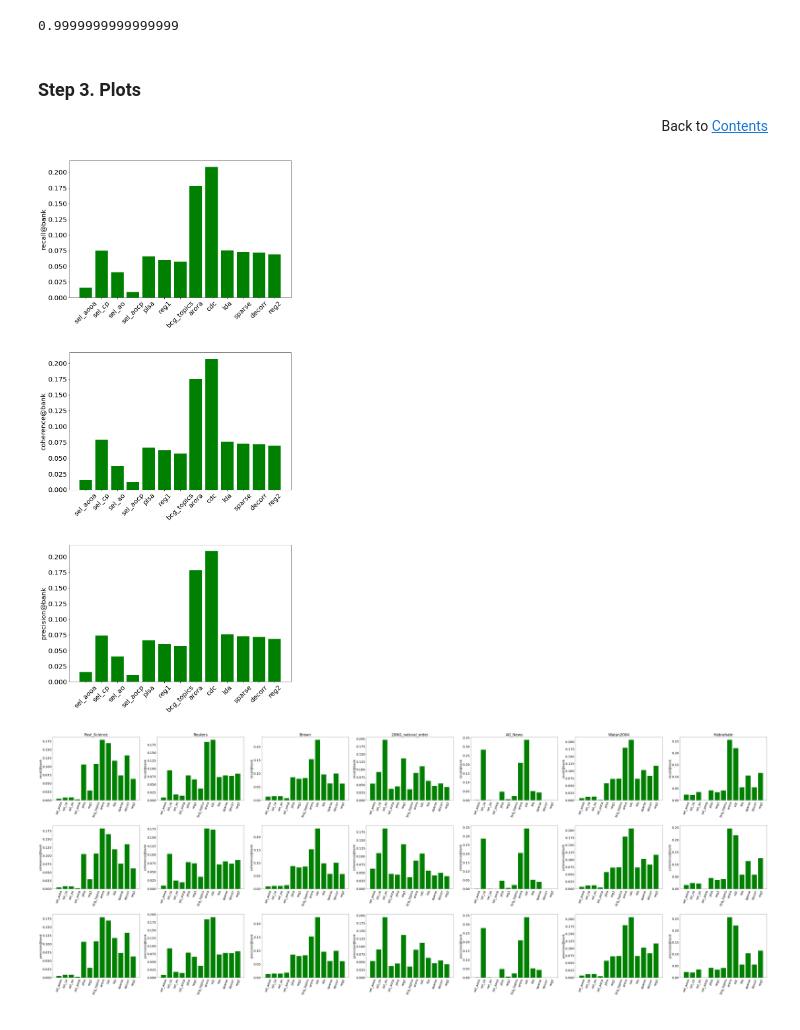
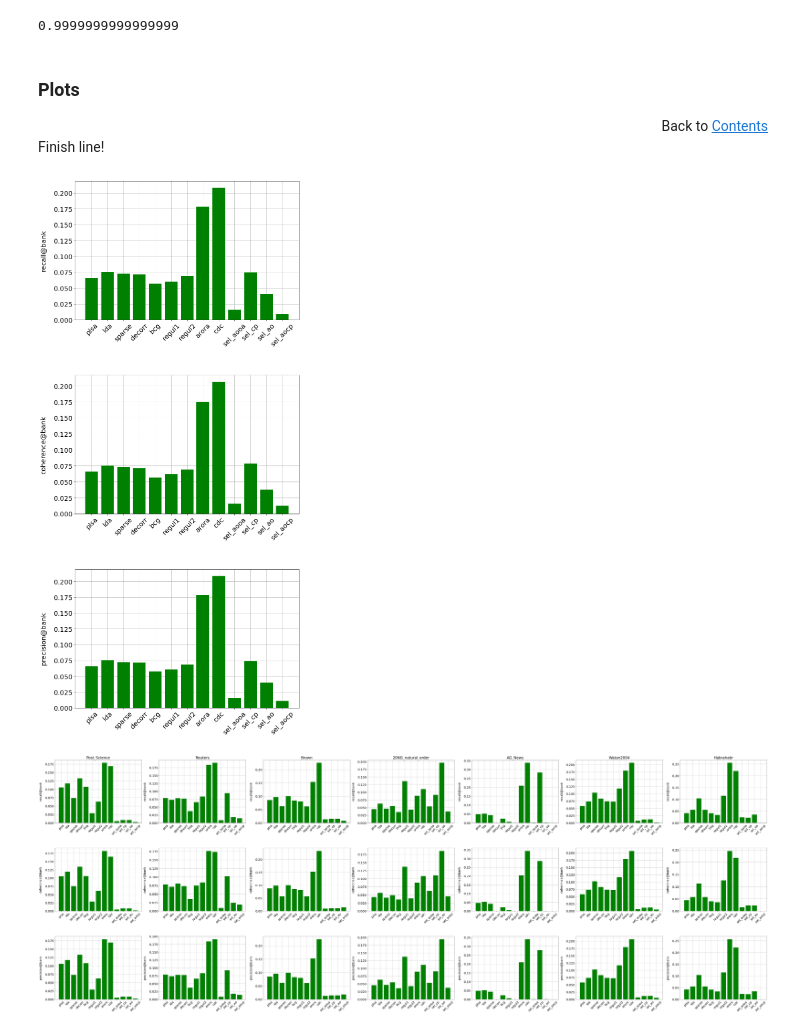
Before and after one commit to machine-intelligence-laboratory/OptimalNumberOfTopics, a Jupyter notebook: demos/TopicBank-Experiment-ModelValidation.ipynb, the cells around one changed output. Drawn from its saved outputs; the diff is of its cells as text; code cells hidden in the pictures.

Commit message:
finish refining model validation notebook

```diff
--- a/demos/TopicBank-Experiment-ModelValidation.ipynb
+++ b/demos/TopicBank-Experiment-ModelValidation.ipynb
@@ -2442,7 +2523,7 @@ def aggregate_metrics(metric, data_for_datasets: List):
     return model2value
 # %%
 aggregated = aggregate_metrics(
-    'coherence@bank',
+    KEY_COHERENCE_AT_BANK,
     [AVERAGED_ESTIMATES[SAMPLE_DATASET_NAME]]
 )
 # %%
@@ -2466,51 +2547,64 @@ sum(aggregated.values())
 # %% [output]
 0.9999999999999999
 # %% [markdown]
-### Step 3. Plots<a id="step3"></a>
+### Plots<a id="results-plots"></a>
 
 <div style="text-align: right">Back to <a href=#contents>Contents</a></div>
+
+Finish line!
+# %%
+LABEL_ROTATION_ANGLE = 45
+# %%
+def draw_bar_plot(ax, metric: str, data_for_datasets: List):
+    aggregated = aggregate_metrics(
+        metric,
+        data_for_datasets,
+    )
+
+    labels = [MODEL_ID_TO_LABEL[m] for m in MODEL_IDS_ORDERED]
+    ticks = list(range(len(labels)))
+    heights = [aggregated[m] for m in MODEL_IDS_ORDERED]
+
+    ax.bar(ticks, heights, color='g')
+
+    ax.set_ylabel(metric, labelpad=20)
+    ax.set_xticks(ticks)
+    ax.set_xticklabels(labels, rotation=LABEL_ROTATION_ANGLE)
+
+    ax.grid(True)
+    ax.set_axisbelow(True)
+
+    return ax
 # %%
 metrics = [
-    'recall@bank',
-    'coherence@bank',
-    'precision@bank',
+    KEY_RECALL_AT_BANK,
+    KEY_COHERENCE_AT_BANK,
+    KEY_PRECISION_AT_BANK,
 ]
 data_for_datasets = list(AVERAGED_ESTIMATES.values())
 
 fig, axes = plt.subplots(len(metrics), 1, figsize=(12, 8 * len(metrics) + 5))
 
 plt.subplots_adjust(
     left=None, bottom=None, right=None, top=None, wspace=None, hspace=0.4
 )
 
 for ax, metric in zip(axes, metrics):
-    aggregated = aggregate_metrics(
-        metric,
-        data_for_datasets,
-    )
-
-    labels = [MODEL_ID_TO_LABEL[m] for m in aggregated.keys()]
-    ticks = list(range(len(labels)))
-
-    ax.bar(ticks, aggregated.values(), color='g')
-
-    ax.set_ylabel(metric)
-    ax.set_xticks(ticks)
-    ax.set_xticklabels(labels, rotation=45)
+    draw_bar_plot(ax, metric, data_for_datasets)
 
 plt.show()
 # %% [output]
-[figure, old version]
+[figure, new version]
 # %%
 metrics = [
-    'recall@bank',
-    'coherence@bank',
-    'precision@bank',
+    KEY_RECALL_AT_BANK,
+    KEY_COHERENCE_AT_BANK,
+    KEY_PRECISION_AT_BANK,
 ]
 
 fig, axes = plt.subplots(
-    len(metrics), len(DatasetFolderName),
-    figsize=(12 * len(DatasetFolderName), 8 * len(metrics) + 5)
+    len(metrics), len(DatasetName),
+    figsize=(12 * len(DatasetName), 8 * len(metrics) + 5)
 )
 
 plt.subplots_adjust(
@@ -2523,23 +2617,11 @@ for j, dataset_folder_name in enumerate(DatasetName):
     for i, metric in enumerate(metrics):
         ax = axes[i, j]
 
-        aggregated = aggregate_metrics(
-            metric,
-            data_for_datasets,
-        )
-
-        labels = [MODEL_ID_TO_LABEL[m] for m in aggregated.keys()]
-        ticks = list(range(len(labels)))
-
-        ax.bar(ticks, aggregated.values(), color='g')
-
-        ax.set_ylabel(metric)
-        ax.set_xticks(ticks)
-        ax.set_xticklabels(labels, rotation=70)
+        draw_bar_plot(ax, metric, data_for_datasets)
 
         if i == 0:
             ax.set_title(dataset_folder_name.value)
 
 plt.show()
 # %% [output]
-[figure, old version]
+[figure, new version]
```
Also changed, not shown: parts of 127 cells of this notebook.
